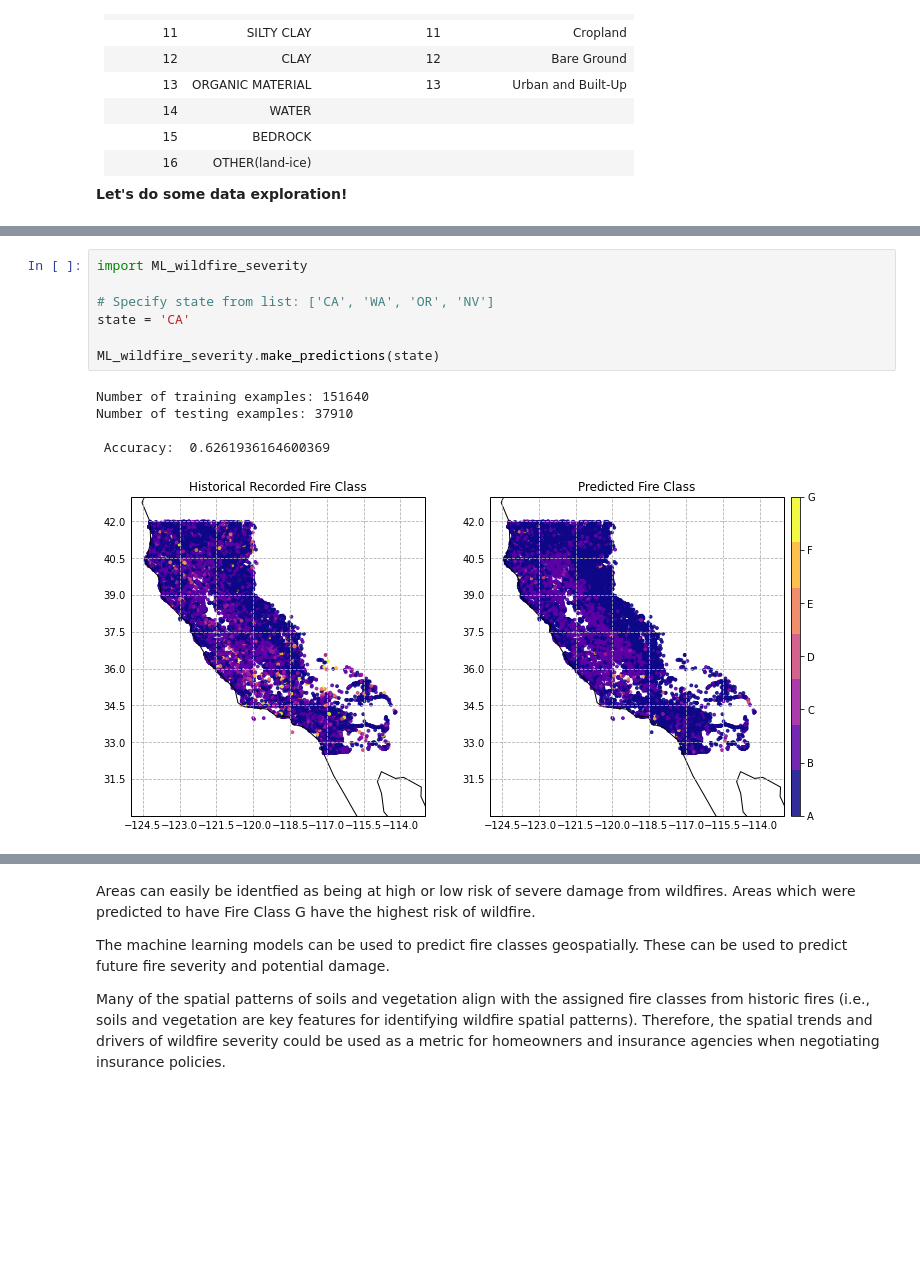
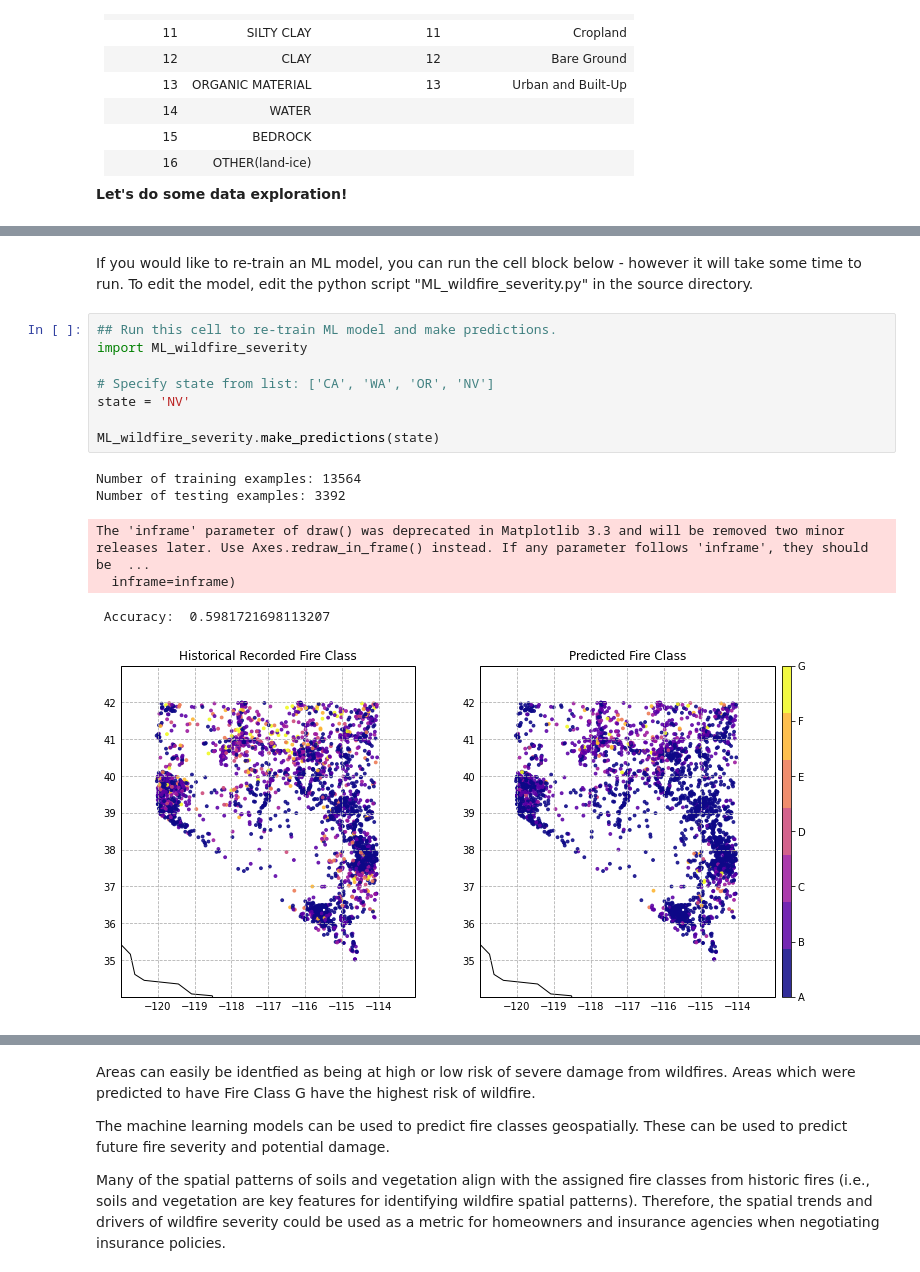
Before and after one commit to cfinkenbiner/Wildfire_Severity_Prediction, a Jupyter notebook: Capstone_Final.ipynb, the cells around one changed output, grey strips where cells are left out. Drawn from its saved outputs; the diff is of its cells as text; blank space fills up the shorter version.

```diff
--- a/Capstone_Final.ipynb
+++ b/Capstone_Final.ipynb
@@ -125,14 +132,18 @@ ML algorithms were fit in two ways: 1) estimate the fire class directly and 2) e
+# %% [markdown]
+If you would like to re-train an ML model, you can run the cell block below - however it will take some time to run. To edit the model, edit the python script "ML_wildfire_severity.py" in the source directory.
 # %%
+## Run this cell to re-train ML model and make predictions.
 import ML_wildfire_severity
 
 # Specify state from list: ['CA', 'WA', 'OR', 'NV']
-state = 'CA'
+state = 'NV'
 
 ML_wildfire_severity.make_predictions(state)
 # %% [output]
-Number of training examples: 151640
-Number of testing examples: 37910
-
- Accuracy:  0.6261936164600369
+Number of training examples: 13564
+Number of testing examples: 3392
+The 'inframe' parameter of draw() was deprecated in Matplotlib 3.3 and will be removed two minor releases later. Use Axes.redraw_in_frame() instead. If any parameter follows 'inframe', they should be  ...
+  inframe=inframe)
+ Accuracy:  0.5981721698113207
-[figure, old version]
+[figure, new version]
 # %% [markdown]
```
Also changed, not shown: parts of 7 cells of this notebook, 2 other files.
